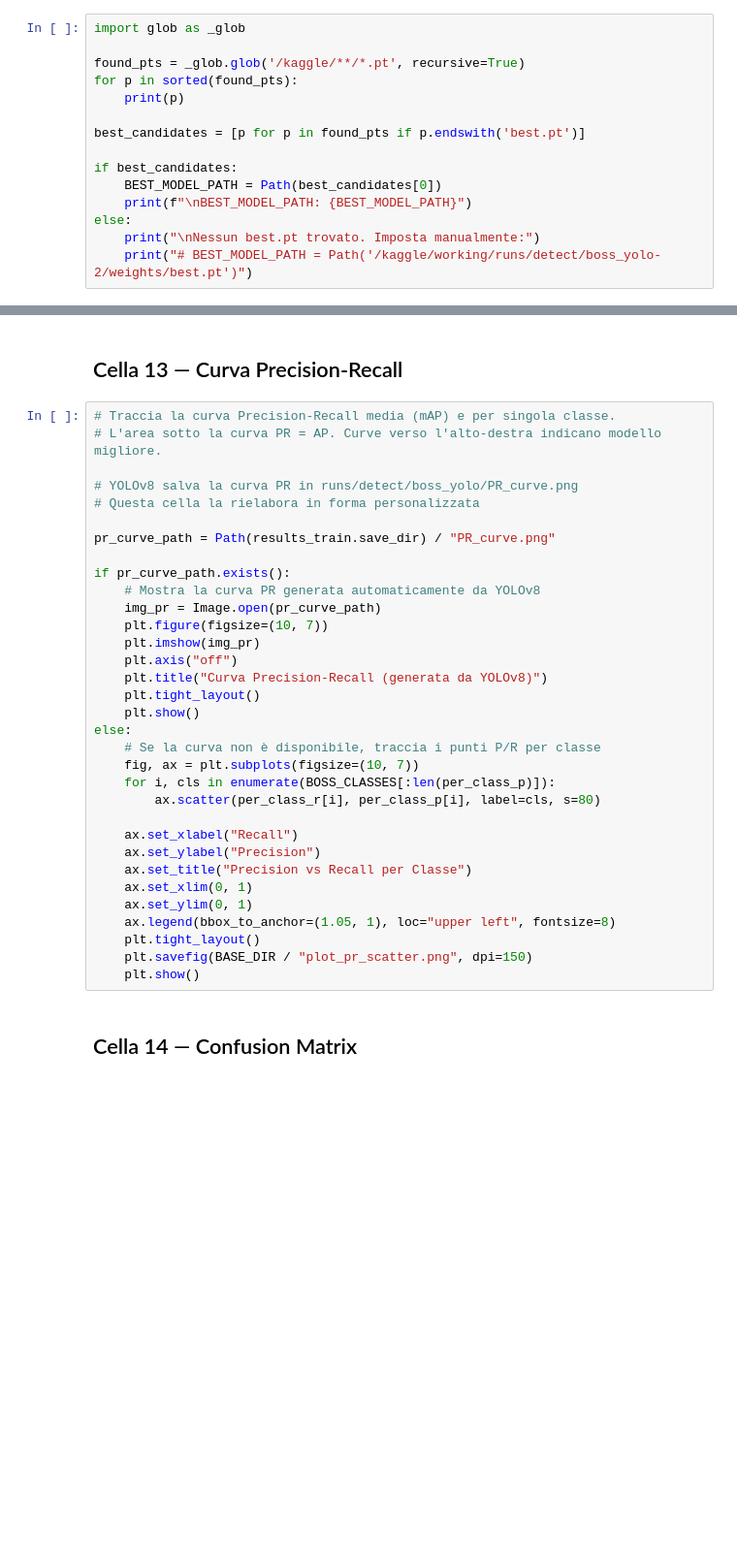
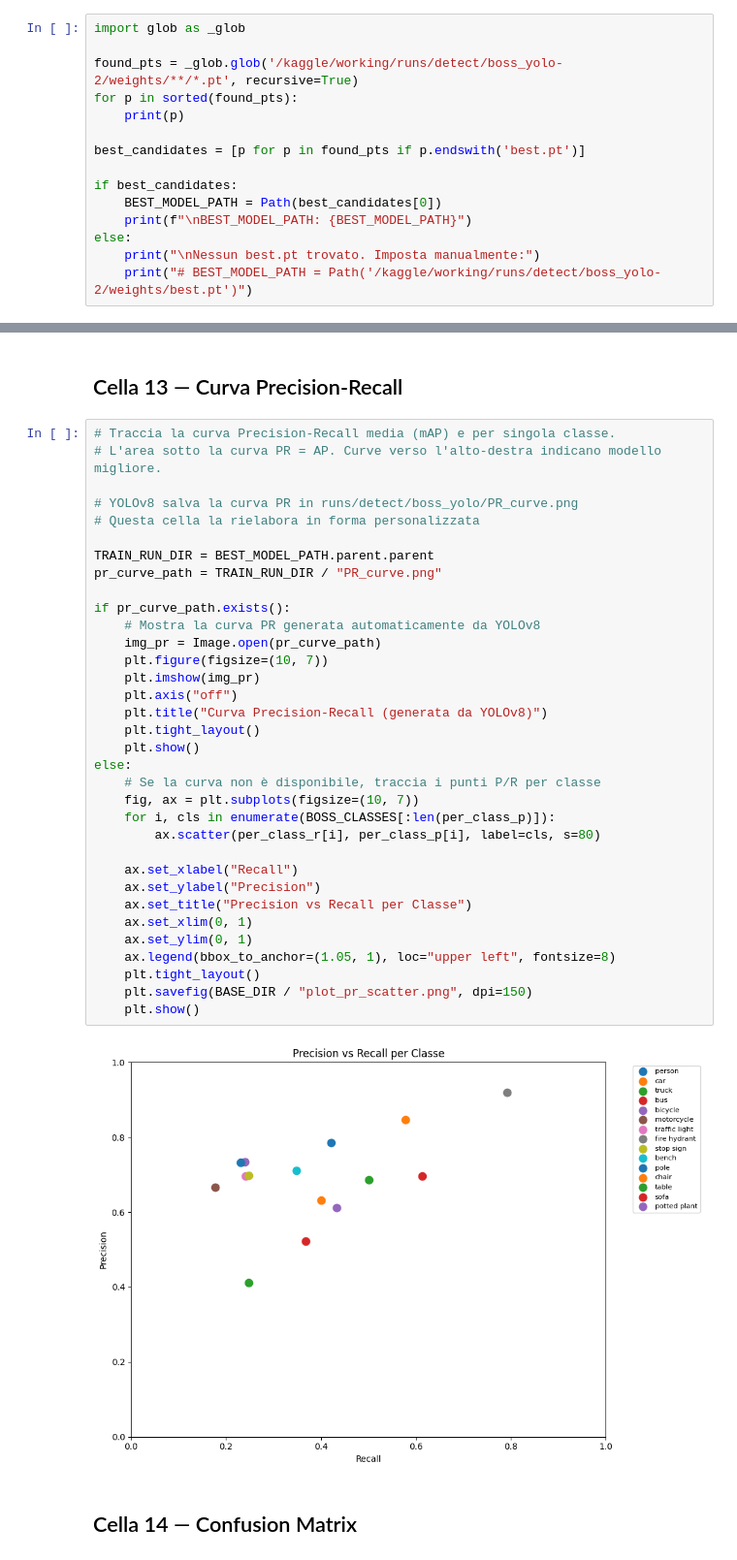
Before and after one commit to lolloverdura8/BOSS_CODE, a Jupyter notebook: boss_yolo_training.ipynb, the cells around one changed output, grey strips where cells are left out. Shown at 97% size. Cells and saved outputs as stored; diff of their text form; blank space fills up the shorter version.

```diff
--- a/boss_yolo_training.ipynb
+++ b/boss_yolo_training.ipynb
@@ -599,7 +601,7 @@ print(f"Esiste: {BEST_MODEL_PATH.exists()}")
 # %%
 import glob as _glob
 
-found_pts = _glob.glob('/kaggle/**/*.pt', recursive=True)
+found_pts = _glob.glob('/kaggle/working/runs/detect/boss_yolo-2/weights/**/*.pt', recursive=True)
 for p in sorted(found_pts):
     print(p)
 
@@ -731,34 +777,37 @@ plt.show()
 # L'area sotto la curva PR = AP. Curve verso l'alto-destra indicano modello migliore.
 
 # YOLOv8 salva la curva PR in runs/detect/boss_yolo/PR_curve.png
 # Questa cella la rielabora in forma personalizzata
 
-pr_curve_path = Path(results_train.save_dir) / "PR_curve.png"
+TRAIN_RUN_DIR = BEST_MODEL_PATH.parent.parent
+pr_curve_path = TRAIN_RUN_DIR / "PR_curve.png"
 
 if pr_curve_path.exists():
     # Mostra la curva PR generata automaticamente da YOLOv8
     img_pr = Image.open(pr_curve_path)
     plt.figure(figsize=(10, 7))
     plt.imshow(img_pr)
     plt.axis("off")
     plt.title("Curva Precision-Recall (generata da YOLOv8)")
     plt.tight_layout()
     plt.show()
 else:
     # Se la curva non è disponibile, traccia i punti P/R per classe
     fig, ax = plt.subplots(figsize=(10, 7))
     for i, cls in enumerate(BOSS_CLASSES[:len(per_class_p)]):
         ax.scatter(per_class_r[i], per_class_p[i], label=cls, s=80)
 
     ax.set_xlabel("Recall")
     ax.set_ylabel("Precision")
     ax.set_title("Precision vs Recall per Classe")
     ax.set_xlim(0, 1)
     ax.set_ylim(0, 1)
     ax.legend(bbox_to_anchor=(1.05, 1), loc="upper left", fontsize=8)
     plt.tight_layout()
     plt.savefig(BASE_DIR / "plot_pr_scatter.png", dpi=150)
     plt.show()
+# %% [output]
+[figure, added]
 # %% [markdown]
 ## Cella 14 — Confusion Matrix
 # %%
```
Also changed, not shown: parts of 11 cells of this notebook.
